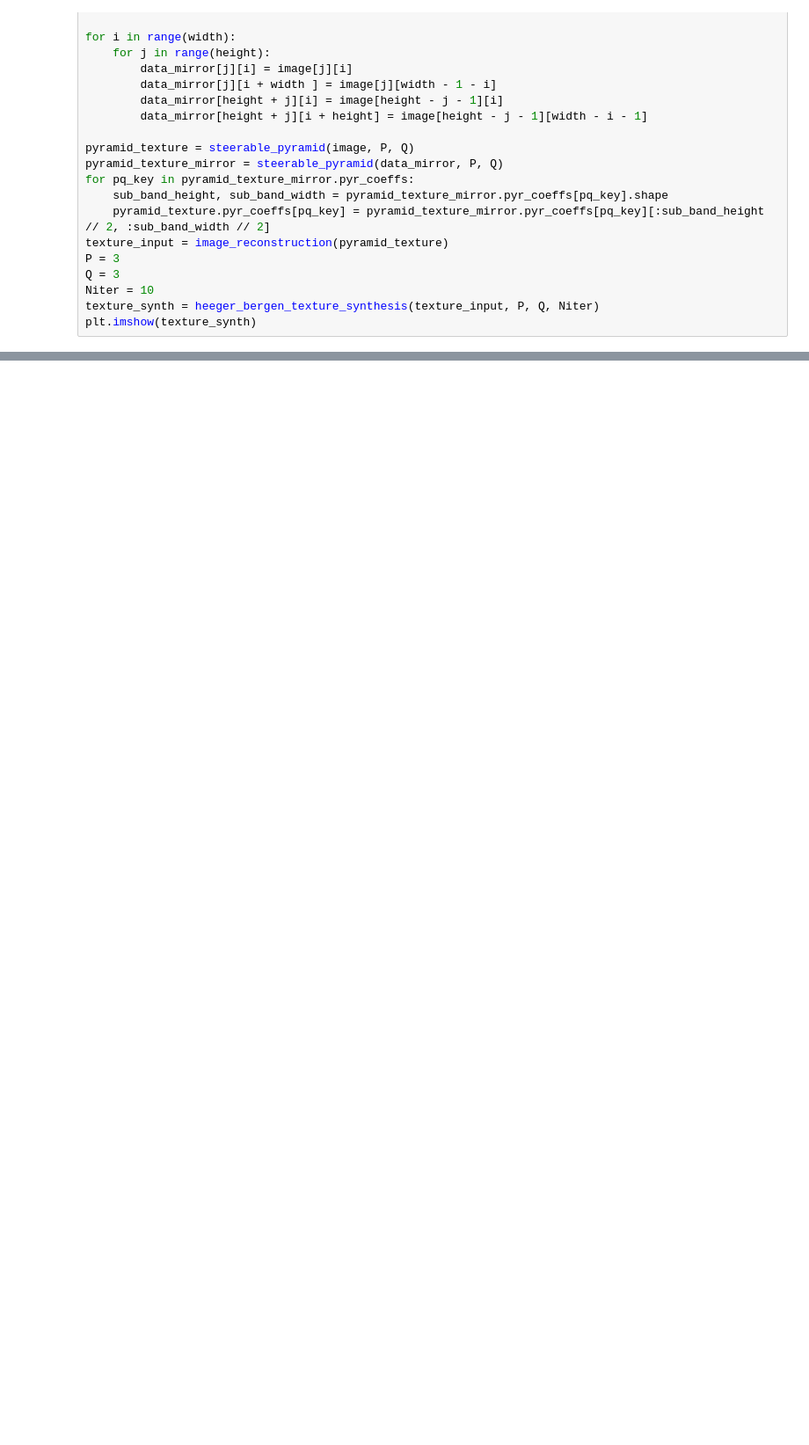
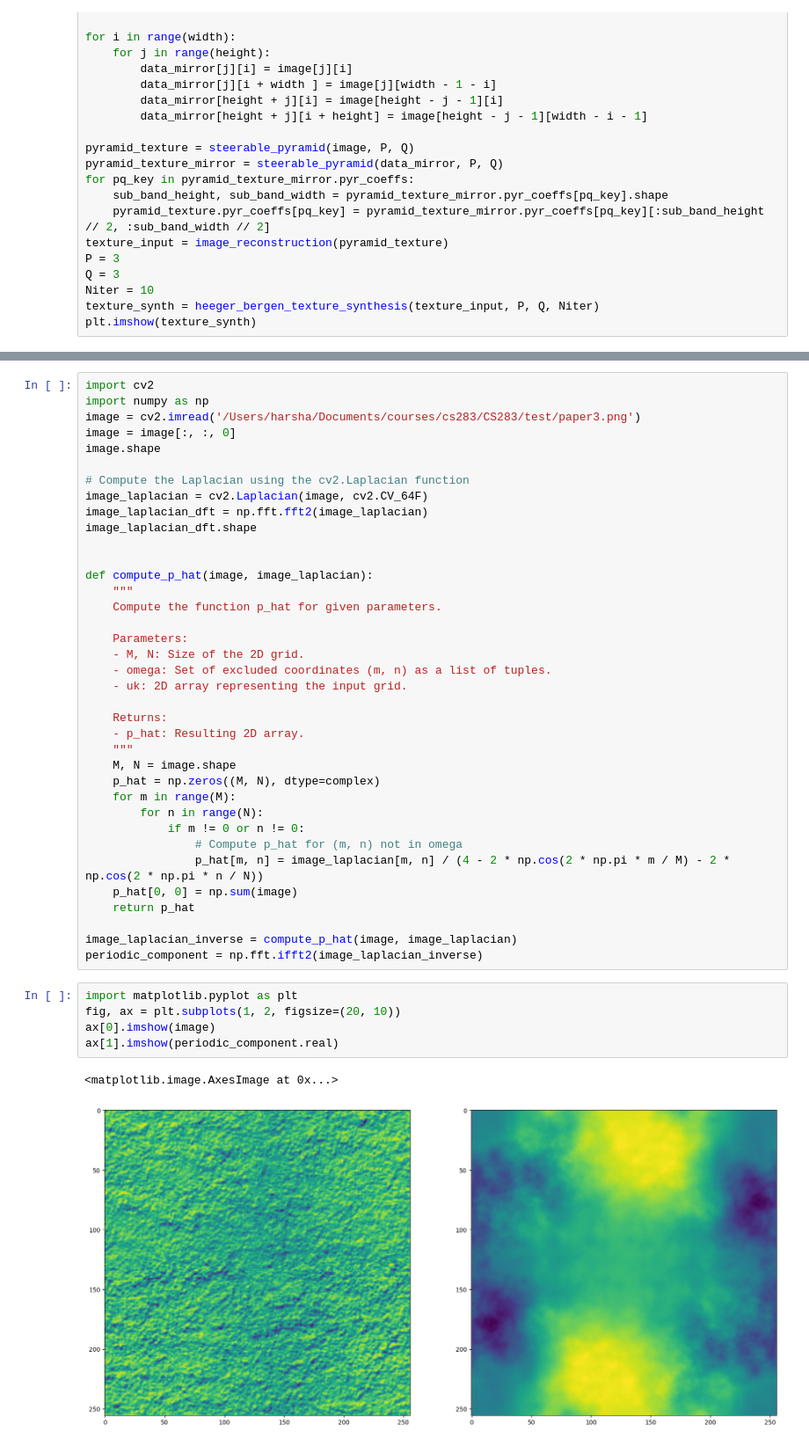
Before and after one commit to harsha070/CS283, a Jupyter notebook: HB Texture Synthesis Problem Set.ipynb, the cells around one changed output, grey strips where cells are left out. Shown at 88% size. Drawn from its saved outputs; the diff is of its cells as text; blank space fills up the shorter version.

```diff
--- a/HB Texture Synthesis Problem Set.ipynb
+++ b/HB Texture Synthesis Problem Set.ipynb
@@ -493,0 +494,45 @@ plt.imshow(texture_synth)
+# %%
+import cv2
+import numpy as np
+image = cv2.imread('/Users/harsha/Documents/courses/cs283/CS283/test/paper3.png')
+image = image[:, :, 0]
+image.shape
+
+# Compute the Laplacian using the cv2.Laplacian function
+image_laplacian = cv2.Laplacian(image, cv2.CV_64F)
+image_laplacian_dft = np.fft.fft2(image_laplacian)
+image_laplacian_dft.shape
+
+
+def compute_p_hat(image, image_laplacian):
+    """
+    Compute the function p_hat for given parameters.
+
+    Parameters:
+    - M, N: Size of the 2D grid.
+    - omega: Set of excluded coordinates (m, n) as a list of tuples.
+    - uk: 2D array representing the input grid.
+
+    Returns:
+    - p_hat: Resulting 2D array.
+    """
+    M, N = image.shape
+    p_hat = np.zeros((M, N), dtype=complex)
+    for m in range(M):
+        for n in range(N):
+            if m != 0 or n != 0:
+                # Compute p_hat for (m, n) not in omega
+                p_hat[m, n] = image_laplacian[m, n] / (4 - 2 * np.cos(2 * np.pi * m / M) - 2 * np.cos(2 * np.pi * n / N))
+    p_hat[0, 0] = np.sum(image)
+    return p_hat
+
+image_laplacian_inverse = compute_p_hat(image, image_laplacian)
+periodic_component = np.fft.ifft2(image_laplacian_inverse)
+# %%
+import matplotlib.pyplot as plt
+fig, ax = plt.subplots(1, 2, figsize=(20, 10))
+ax[0].imshow(image)
+ax[1].imshow(periodic_component.real)
+# %% [output]
+<matplotlib.image.AxesImage at 0x...>
+[figure, added]
```
Also changed, not shown: parts of 1 cell of this notebook.
